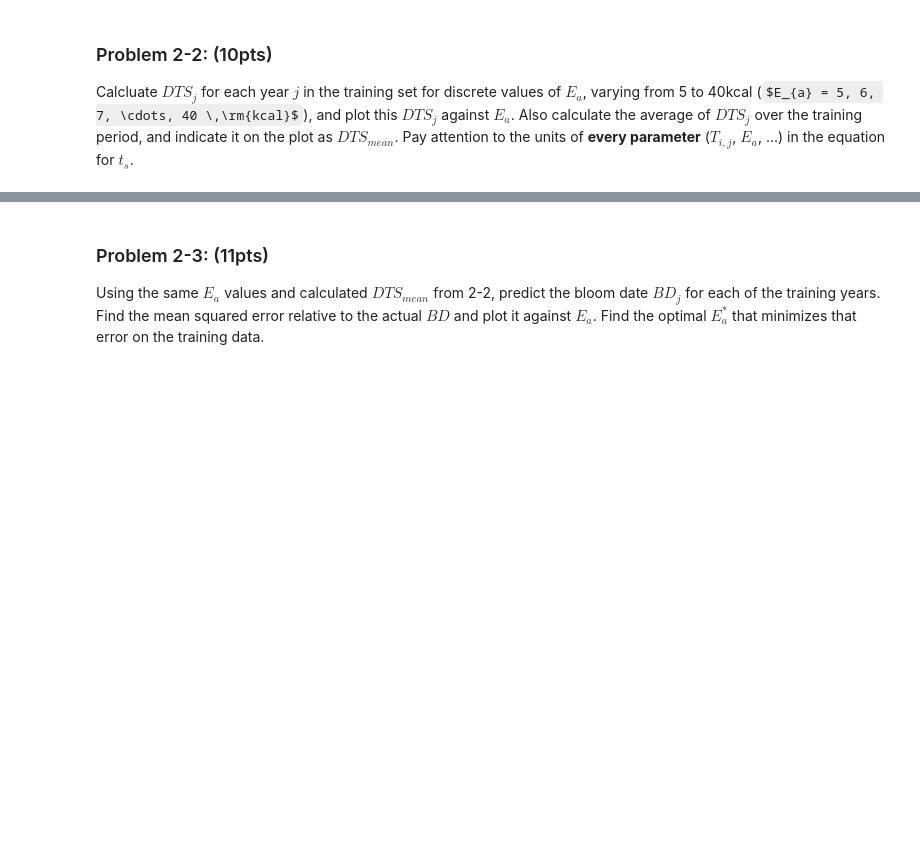
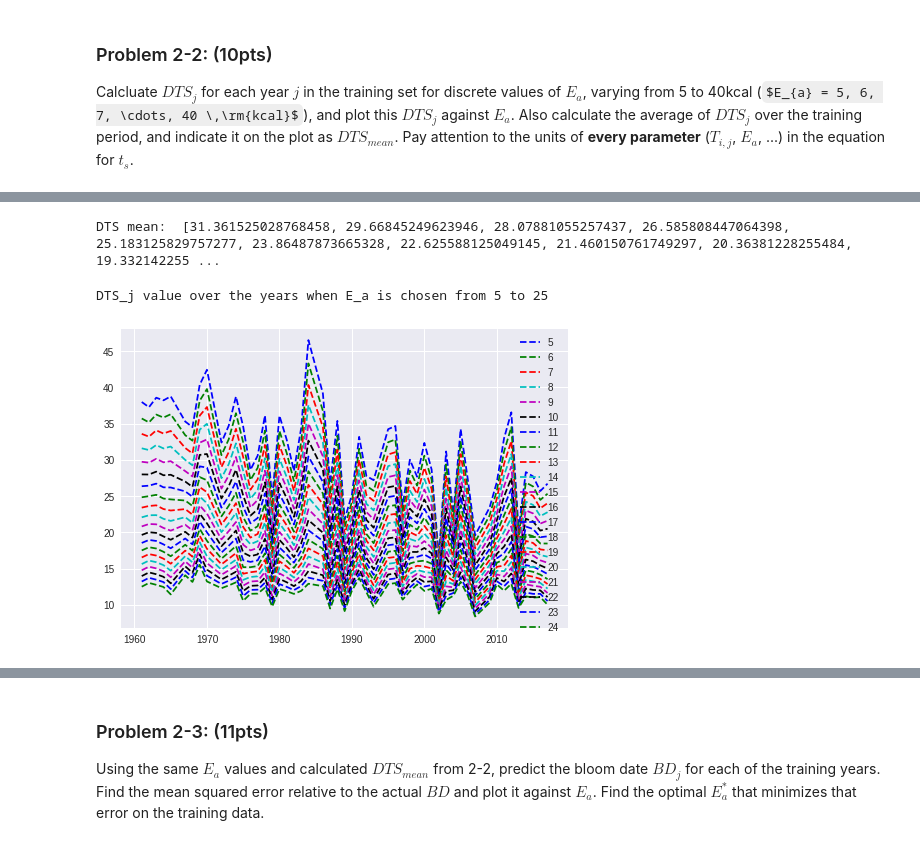
Before and after one commit to hoangloc0402/sakura-blossom, a Jupyter notebook: Exam(ENG).ipynb, the cells around one changed output, grey strips where cells are left out. Saved outputs shown, nothing was run; the diff lists cells and outputs as text; code cells hidden in the pictures; some formulas as TeX source; blank space fills up the shorter version.

```diff
--- a/Exam(ENG).ipynb
+++ b/Exam(ENG).ipynb
@@ -523,9 +537,0 @@ DTS mean:  [38.83964258368033, 39.46225786331868, 39.07949202696954, 38.02214774
-# %%
-df_DTS_j = second_problem_predictor.get_df_DTS_j()
-x, y, z = [], [], []
-for e_a in E_a:
-    for year in train_year:
-        x.append(e_a)
-        y.append(year)
-        row = df_DTS_j[df_DTS_j['E_a'] == e_a][0:1]
-        z.append(float(row[year]))
@@ -547,0 +550,27 @@ plt.show()
+# %%
+DTS_mean = predictor_2rd.get_DTS_mean().tolist()
+print('DTS mean: ', DTS_mean)
+# %% [output]
+DTS mean:  [31.361525028768458, 29.66845249623946, 28.07881055257437, 26.585808447064398, 25.183125829757277, 23.86487873665328, 22.625588125049145, 21.460150761749297, 20.36381228255484, 19.332142255 ...
+# %%
+df_DTS_j = clone(predictor_2rd.get_df_DTS_j())
+df_DTS_j.drop(['mean'], axis='columns', inplace=True)
+# %%
+cycol = cycle('bgrcmk')
+
+E_a_range = range(5,25)
+fig, ax = plt.subplots()
+for idx, row in df_DTS_j.iterrows():
+  E_a = int(row['E_a'] / 4184)
+  if E_a not in E_a_range:
+    continue
+  DTS_j = row.tolist()[1:]
+  ax.plot(training_years, DTS_j, '--' + next(cycol) , label=str(E_a))
+
+ax.axis('equal')
+leg = ax.legend()
+print('DTS_j value over the years when E_a is chosen from 5 to 25')
+plt.show()
+# %% [output]
+DTS_j value over the years when E_a is chosen from 5 to 25
+[figure, added]
```
Also changed, not shown: parts of 36 cells of this notebook.
